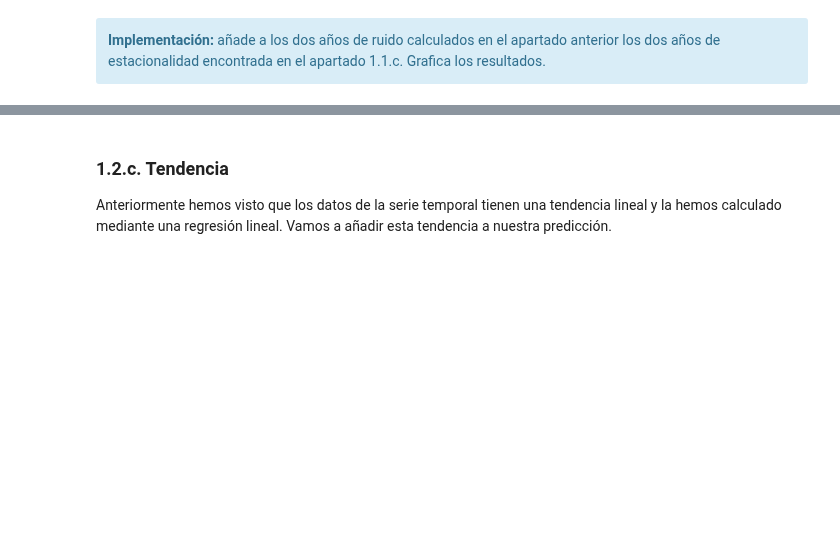
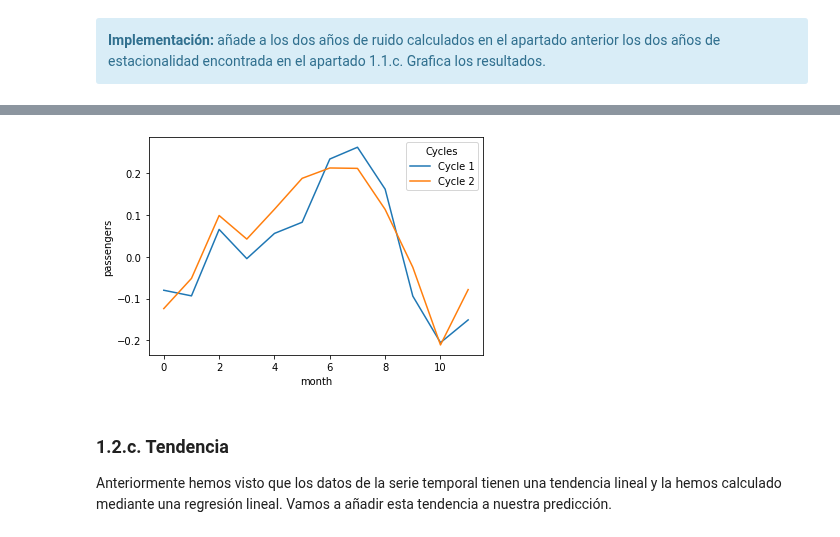
Before and after one commit to angelbujalance/MAME_PEC, a Jupyter notebook: 20221_M2.855_PEC4-Enunciado.ipynb, the cells around one changed output, grey strips where cells are left out. Saved outputs shown, nothing was run; the diff lists cells and outputs as text; code cells hidden in the pictures; blank space fills up the shorter version.

```diff
--- a/20221_M2.855_PEC4-Enunciado.ipynb
+++ b/20221_M2.855_PEC4-Enunciado.ipynb
@@ -427,3 +440,8 @@ Anteriormente hemos calculado la estacionalidad y el ciclo de la serie temporal.
 <div class="alert alert-block alert-info">
     <strong>Implementación:</strong> añade a los dos años de ruido calculados en el apartado anterior los dos años de estacionalidad encontrada en el apartado 1.1.c. Grafica los resultados.
 </div>
+# %%
+# llamar a la función para transformar la array en un DataFrame de ciclos
+
+cyc_df = array_to_cycles(random_noise, 2)
+cyc_df
@@ -429,0 +462,8 @@ Anteriormente hemos calculado la estacionalidad y el ciclo de la serie temporal.
+# %%
+# sumo al ruido la estacionalidad
+
+cyc_df_st = pd.DataFrame([])
+cyc_df_st['Cycle 1'] = cyc_df['Cycle 1'] + tr_cycle_median[0]
+cyc_df_st['Cycle 2'] = cyc_df['Cycle 2'] + tr_cycle_median[0]
+
+cyc_df_st
@@ -429,0 +484,3 @@ Anteriormente hemos calculado la estacionalidad y el ciclo de la serie temporal.
+# %%
+cyc_df_stm = cyc_df_st.reset_index().rename(columns={'index':'month'}).melt('month', var_name='Cycles', value_name='passengers')
+cyc_df_stm.head(13)
@@ -430,3 +502,9 @@ Anteriormente hemos calculado la estacionalidad y el ciclo de la serie temporal.
+# %%
+# al ruido añado la estacionalidad
+sns.lineplot(data=cyc_df_stm, x='month', y='passengers', hue='Cycles')
+plt.show()
+# %% [output]
+[figure, added]
 # %% [markdown]
 ### 1.2.c. Tendencia
 
```
Also changed, not shown: parts of 5 cells of this notebook.
